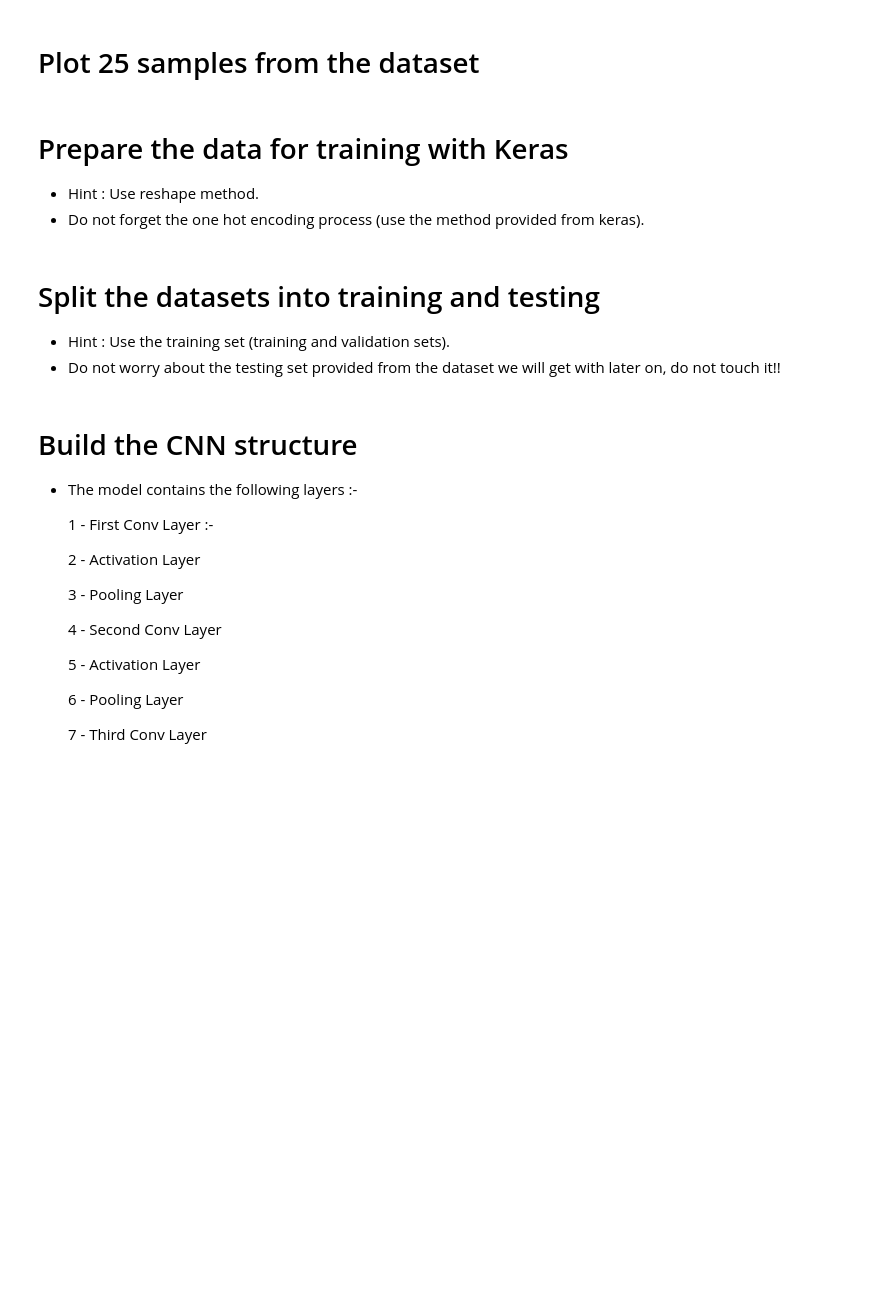
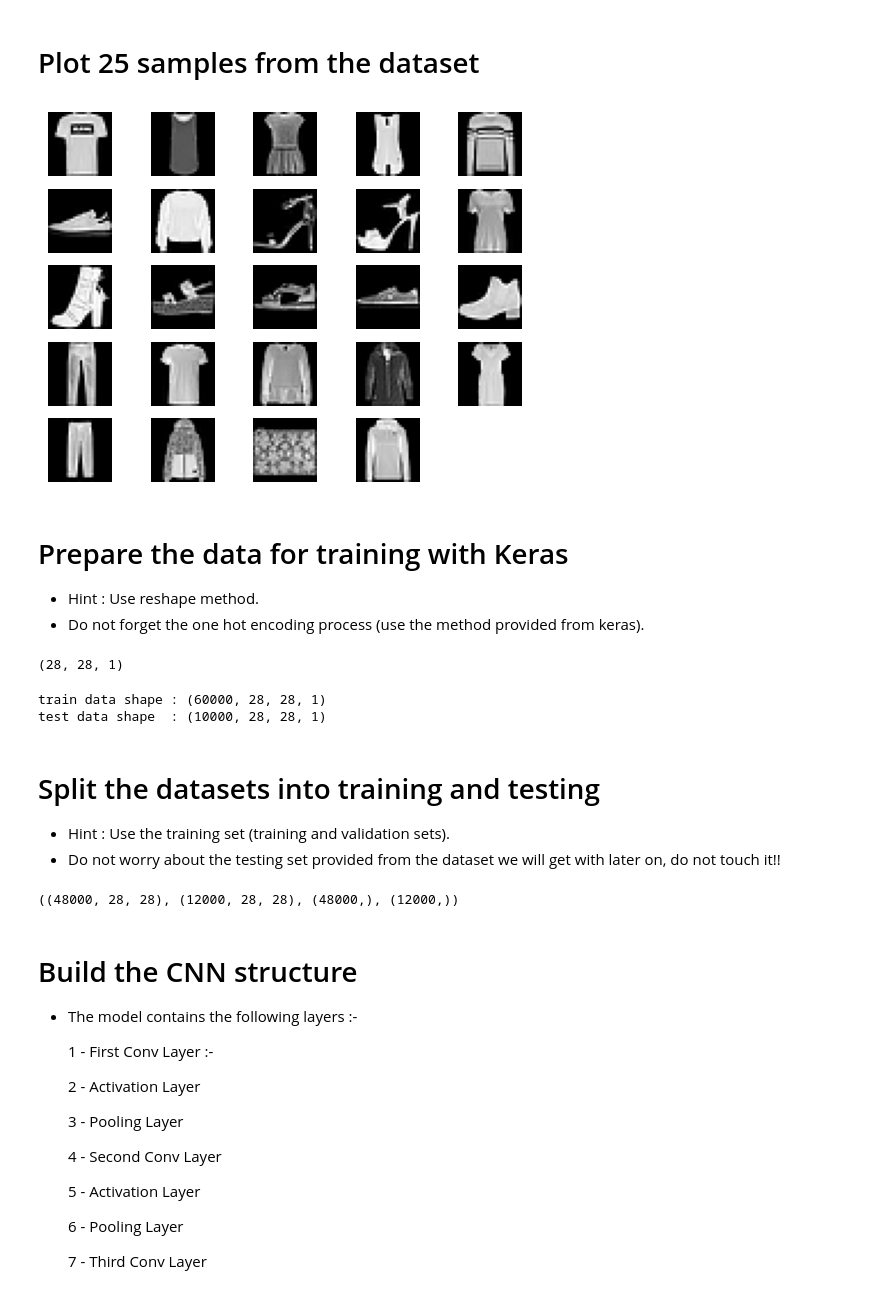
Before and after one commit to Tuwaiq-Data-Science-Bootcamp-V5/CNN_FashionMNIST, a Jupyter notebook: NeuralNetworks-Fashion.ipynb, the cells around one changed output. Saved outputs shown, nothing was run; the diff lists cells and outputs as text; code cells hidden in the pictures; blank space fills up the shorter version.

```diff
--- a/NeuralNetworks-Fashion.ipynb
+++ b/NeuralNetworks-Fashion.ipynb
@@ -6,3 +17,8 @@
 - Dataset provided from keras.
 - Print the number of training images and testing images.
 - Print the number of labels (unique).
+# %%
+from keras.datasets import fashion_mnist
+(train_images, train_labels), (test_images, test_labels) = fashion_mnist.load_data()
+print('Train: X = ', train_images.shape)
+print('Test: X = ', train_images.shape)
@@ -13,15 +46,48 @@
 # %% [markdown]
 # Plot 25 samples from the dataset
+# %%
+for i in range(1, 25):
+	plt.subplot(5, 5, i)
+	plt.imshow(train_images[i], cmap=plt.get_cmap('gray'))
+	plt.axis('off')
+plt.show()
+# %% [output]
+[figure, added]
 # %% [markdown]
 # Prepare the data for training with Keras
 
 - Hint : Use reshape method.
 - Do not forget the one hot encoding process (use the method provided from keras).
+# %%
+nRows, nCols = train_images.shape[1:]
+nDims=1
+nRows, nCols,nDims
+# %% [output]
+(28, 28, 1)
+# %%
+train_data = train_images.reshape(train_images.shape[0], nRows, nCols, nDims)
+train_data = train_data.astype('float32')
+print('train data shape :', train_data.shape)
+
+test_data = test_images.reshape(test_images.shape[0], nRows, nCols, nDims)
+test_data = test_data.astype('float32')
+print('test data shape  :', test_data.shape)
+
+input_shape = (nRows, nCols, nDims)
+# %% [output]
+train data shape : (60000, 28, 28, 1)
+test data shape  : (10000, 28, 28, 1)
 # %% [markdown]
 # Split the datasets into training and testing
 
 - Hint : Use the training set (training and validation sets).
 - Do not worry about the testing set provided from the dataset we will get with later on, do not touch it!!
+# %%
+from sklearn.model_selection import train_test_split
+X_tr,X_v,y_tr,y_v  = train_test_split(train_images, train_labels, test_size = 0.2, random_state =42)
+X_tr.shape,X_v.shape,y_tr.shape,y_v.shape
+# %% [output]
+((48000, 28, 28), (12000, 28, 28), (48000,), (12000,))
 # %% [markdown]
 # Build the CNN structure
 
```
Also changed, not shown: parts of 16 cells of this notebook, 1 other file.
